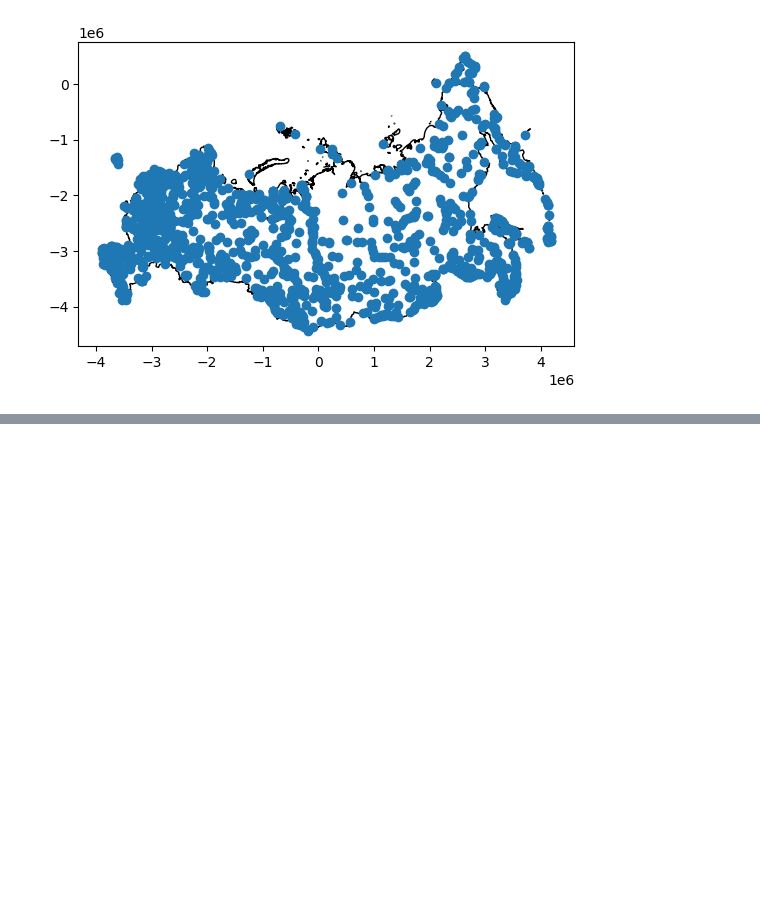
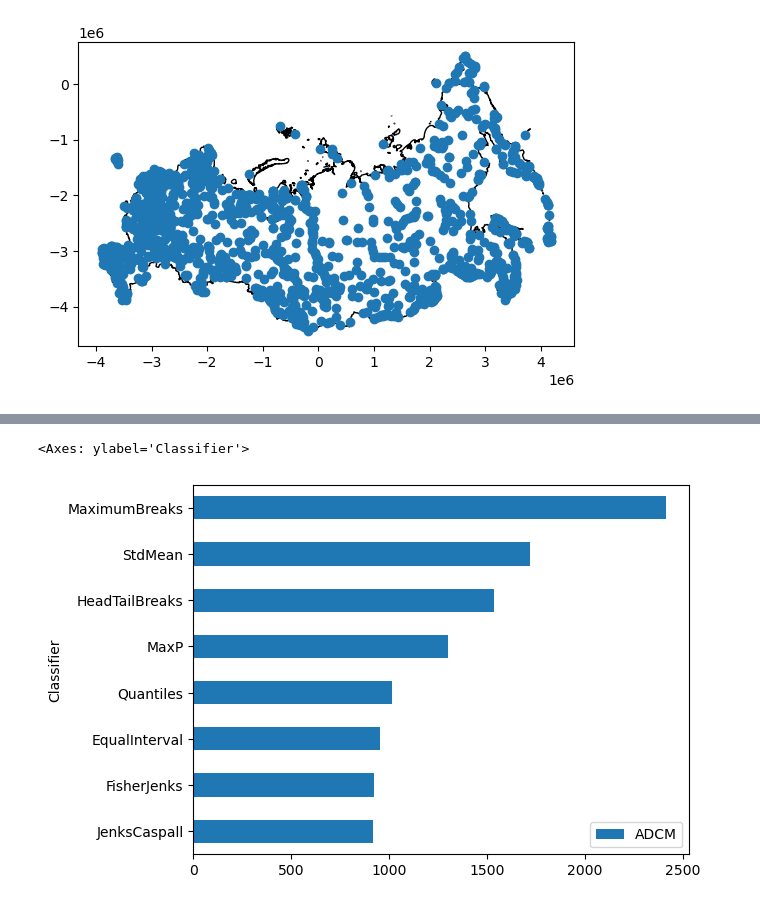
Before and after one commit to HG3-SOC/week2_spatial, a Jupyter notebook: data.ipynb, the cells around one changed output, grey strips where cells are left out. Cells and saved outputs as stored; diff of their text form; code cells hidden in the pictures; blank space fills up the shorter version.

```diff
--- a/data.ipynb
+++ b/data.ipynb
@@ -296,0 +499,28 @@ countries
+# %%
+import mapclassify
+import numpy as np
+
+np.random.seed(12345)
+
+K=5
+theVar=theMapAndData.Total_mnmx
+ei5 = mapclassify.EqualInterval(theVar, k=K)
+msd = mapclassify.StdMean(theVar)
+q5=mapclassify.Quantiles(theVar,k=K)
+
+mb5 = mapclassify.MaximumBreaks(theVar, k=K)
+ht = mapclassify.HeadTailBreaks(theVar)
+fj5 = mapclassify.FisherJenks(theVar, k=K)
+jc5 = mapclassify.JenksCaspall(theVar, k=K)
+mp5 = mapclassify.MaxP(theVar, k=K)
+# %%
+class5 = ei5,msd, q5,mb5,  ht, fj5, jc5, mp5
+fits = np.array([ c.adcm for c in class5])
+adcms = pd.DataFrame(fits)
+adcms['classifier'] = [c.name for c in class5]
+adcms.columns = ['ADCM', 'Classifier']
+# %%
+adcms.sort_values('ADCM').plot.barh(x='Classifier')
+# %% [output]
+<Axes: ylabel='Classifier'>
+[figure, added]
```
Also changed, not shown: parts of 33 cells of this notebook, 6 other files.
